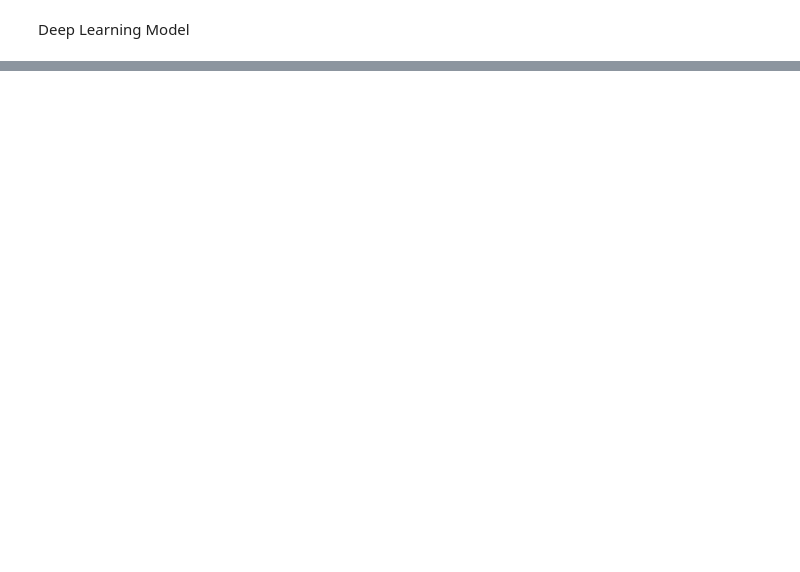
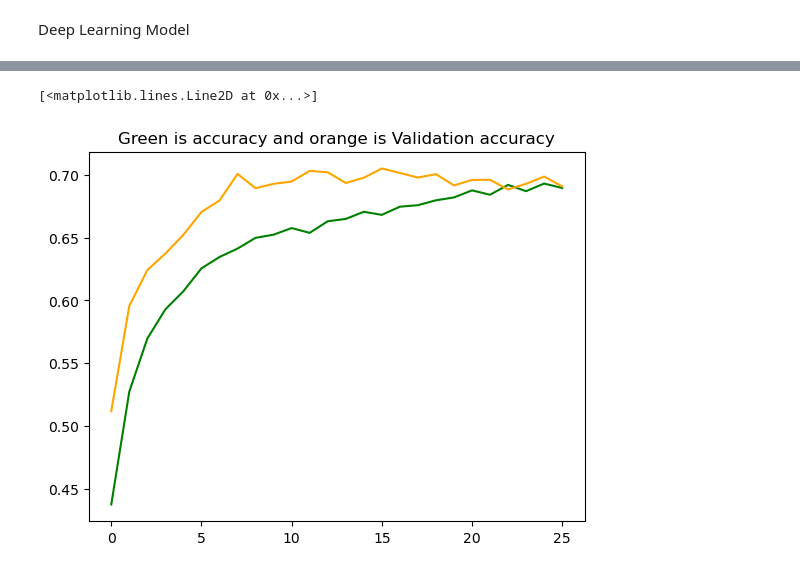
Before and after one commit to Moomad0373/Football-Predicting, a Jupyter notebook: Train_model.ipynb, the cells around one changed output, grey strips where cells are left out. Cells and saved outputs as stored; diff of their text form; code cells hidden in the pictures; blank space fills up the shorter version.

Commit message:
train model with RNN

```diff
--- a/Train_model.ipynb
+++ b/Train_model.ipynb
@@ -242,0 +222,3 @@ WARNING:tensorflow:From c:\Users\moomad\anaconda3\Lib\site-packages\keras\src\ba
+# %%
+history = model.fit(x_train, y_train, epochs=100,
+                    batch_size=64, validation_data=(x_test, y_test), validation_split=0.2, callbacks=[early_stopping])
@@ -243,3 +235,11 @@ WARNING:tensorflow:From c:\Users\moomad\anaconda3\Lib\site-packages\keras\src\ba
+# %%
+plt.plot(history.history['accuracy'], color='green', label='Train Data')
+plt.title("Green is accuracy and orange is Validation accuracy")
+plt.plot(history.history['val_accuracy'],
+         color='orange', label='Validation Data')
+# %% [output]
+[<matplotlib.lines.Line2D at 0x...>]
+[figure, added]
 # %%
 from sklearn.model_selection import GridSearchCV
 from scikeras.wrappers import KerasClassifier
```
Also changed, not shown: parts of 38 cells of this notebook, 20 other files.
